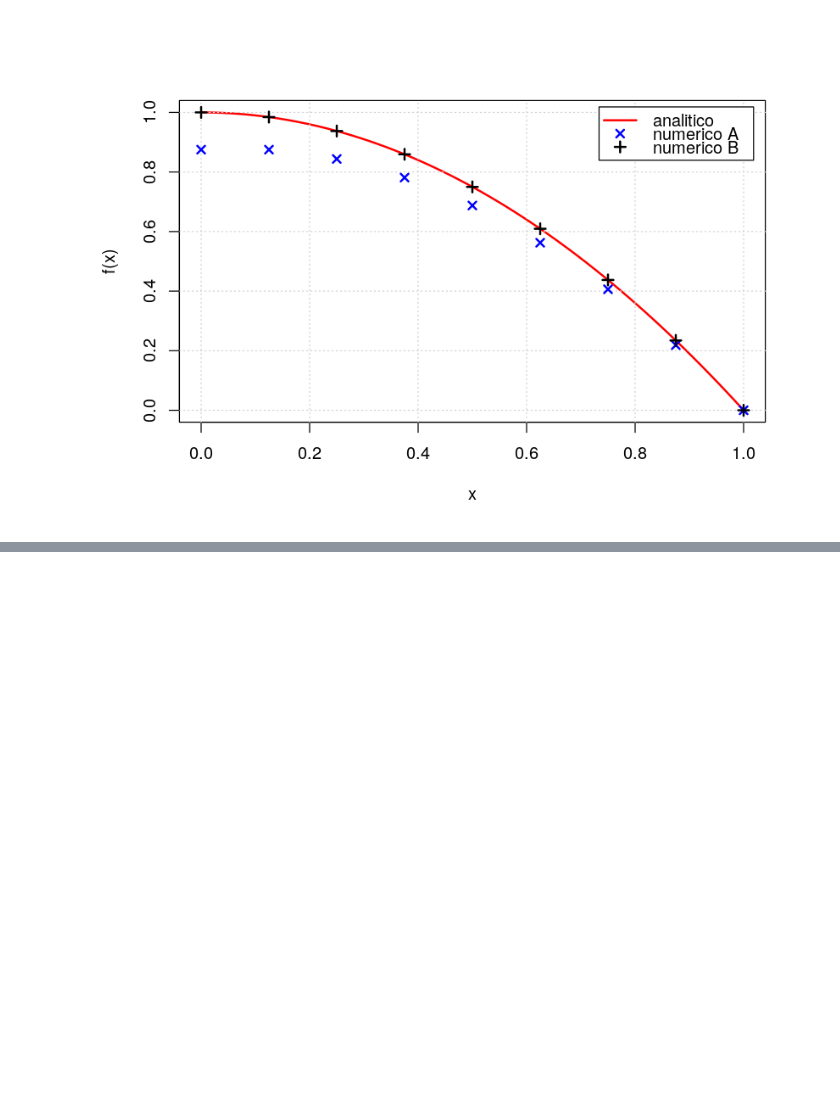
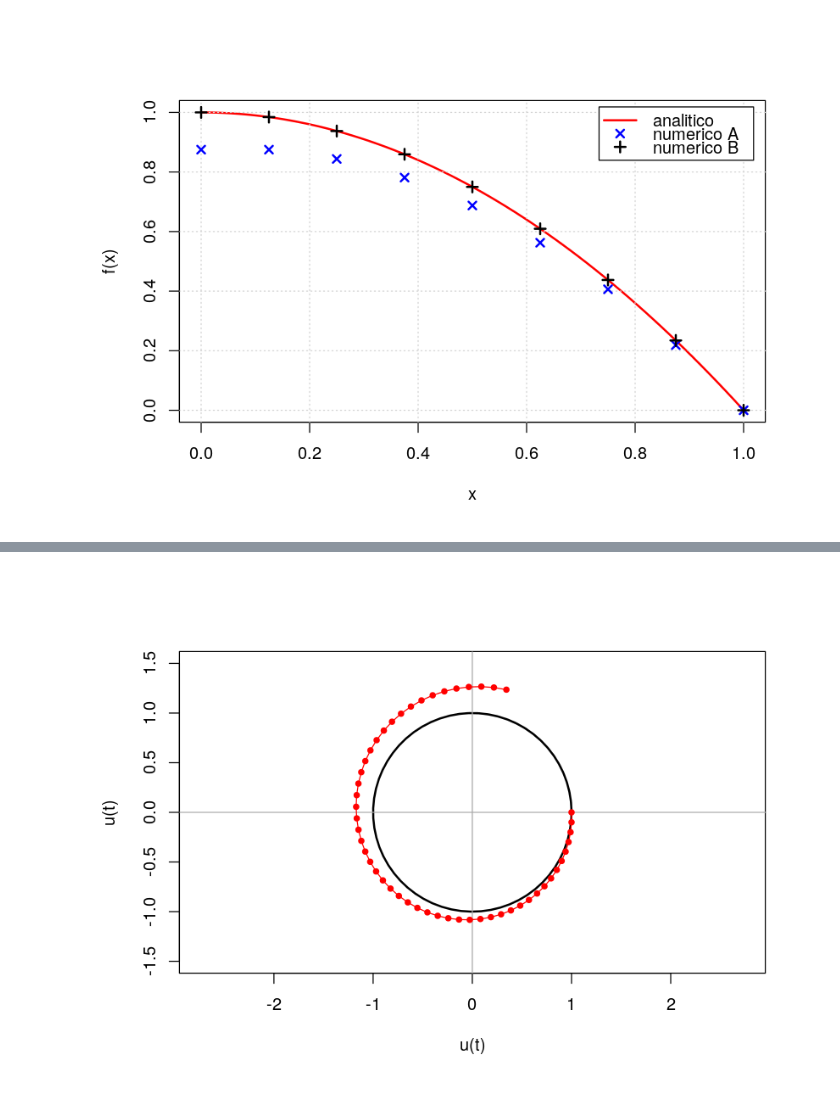
Before and after one commit to gborelli89/CCE_2019, a Jupyter notebook: diferencas_finitas.ipynb, the cells around one changed output, grey strips where cells are left out. Saved outputs shown, nothing was run; the diff lists cells and outputs as text; code cells hidden in the pictures; blank space fills up the shorter version.

```diff
--- a/diferencas_finitas.ipynb
+++ b/diferencas_finitas.ipynb
@@ -179,0 +238,25 @@ legend("topright", legend=c('analitico', 'numerico A', 'numerico B'), col=c(2,4,
+# %%
+# Função para estimativa da derivada pelo método de Euler utilizando diferenças progressivas
+# dt: variação do tempo
+# u0 e v0: condições iniciais de deslocamento e velocidade respectivamente
+# steps: número de passos no tempo
+forwardFun <- function(dt, u0, v0, steps){
+    u <- u0; v <- v0
+    for(i in 1:steps){
+        k <- i+1
+        u[k] <- u[i] + dt*v[i]
+        v[k] <- v[i] - dt*u[i]
+    }
+    return(cbind(u,v))
+}
+
+# Estimativa da solução utilizando diferenças progressivas
+df <- forwardFun(dt=0.1, u0=1, v0=0, steps=50)
+
+# Comparando com a solução analítica
+plot(cos(tt), sin(tt), t='l', xlab='u(t)', ylab='u(t)', ylim=c(-1.5,1.5), asp=1, lwd=2)
+abline(h=0,v=0, col='darkgray')
+points(df, col=2, pch=19, t='b', cex=0.7)
+points(df, col=2, pch=19, t='l')
+# %% [output]
+[figure, added]
```
Also changed, not shown: parts of 16 cells of this notebook, 1 other file.
